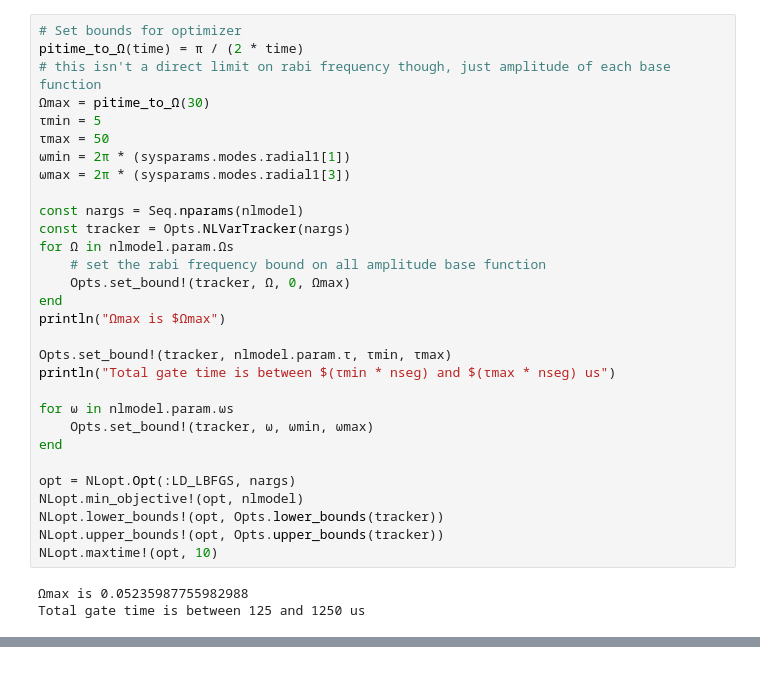
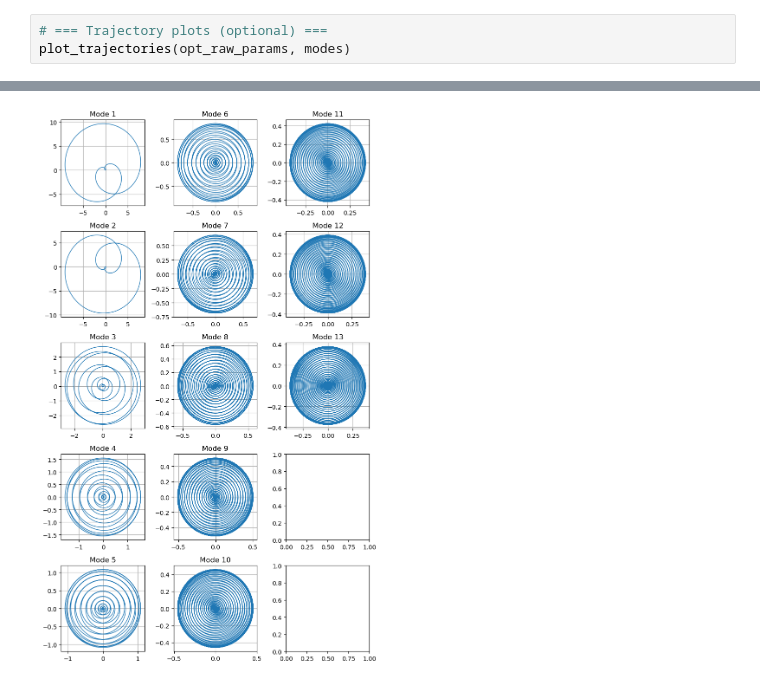
Before and after one commit to euriqa-brassboard/GoldGates.jl, a Jupyter notebook: notebooks/am_gates.ipynb, the cells around one changed output, grey strips where cells are left out. Cells and saved outputs as stored; diff of their text form.

```diff
--- a/notebooks/am_gates.ipynb
+++ b/notebooks/am_gates.ipynb
@@ -46,33 +81,4 @@ WARNING: redefinition of constant Main.nlmodel. This may fail, cause incorrect a
 # %%
-# Set bounds for optimizer
-pitime_to_Ω(time) = π / (2 * time)
-# this isn't a direct limit on rabi frequency though, just amplitude of each base function
-Ωmax = pitime_to_Ω(30)
-τmin = 5
-τmax = 50
-ωmin = 2π * (sysparams.modes.radial1[1])
-ωmax = 2π * (sysparams.modes.radial1[3])
-
-const nargs = Seq.nparams(nlmodel)
-const tracker = Opts.NLVarTracker(nargs)
-for Ω in nlmodel.param.Ωs
-    # set the rabi frequency bound on all amplitude base function
-    Opts.set_bound!(tracker, Ω, 0, Ωmax)
-end
-println("Ωmax is $Ωmax")
-
-Opts.set_bound!(tracker, nlmodel.param.τ, τmin, τmax)
-println("Total gate time is between $(τmin * nseg) and $(τmax * nseg) us")
-
-for ω in nlmodel.param.ωs
-    Opts.set_bound!(tracker, ω, ωmin, ωmax)
-end
-
-opt = NLopt.Opt(:LD_LBFGS, nargs)
-NLopt.min_objective!(opt, nlmodel)
-NLopt.lower_bounds!(opt, Opts.lower_bounds(tracker))
-NLopt.upper_bounds!(opt, Opts.upper_bounds(tracker))
-NLopt.maxtime!(opt, 10)
+# === Trajectory plots (optional) ===
+plot_trajectories(opt_raw_params, modes)
 # %% [output]
-Ωmax is 0.05235987755982988
-Total gate time is between 125 and 1250 us
@@ -79,0 +85 @@ WARNING: redefinition of constant Main.tracker. This may fail, cause incorrect a
+[figure, added]
```
Also changed, not shown: parts of 10 cells of this notebook, 1 other file.
